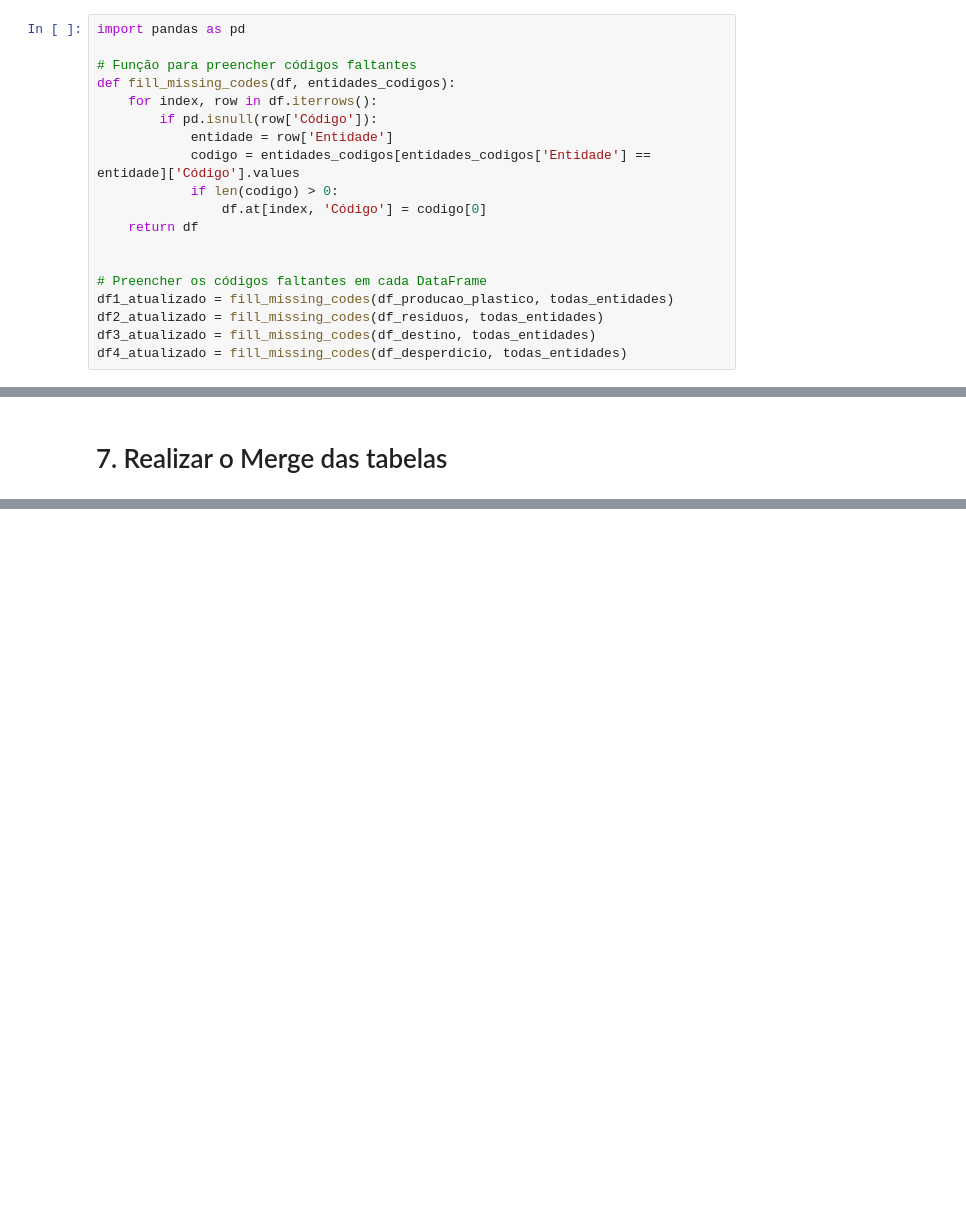
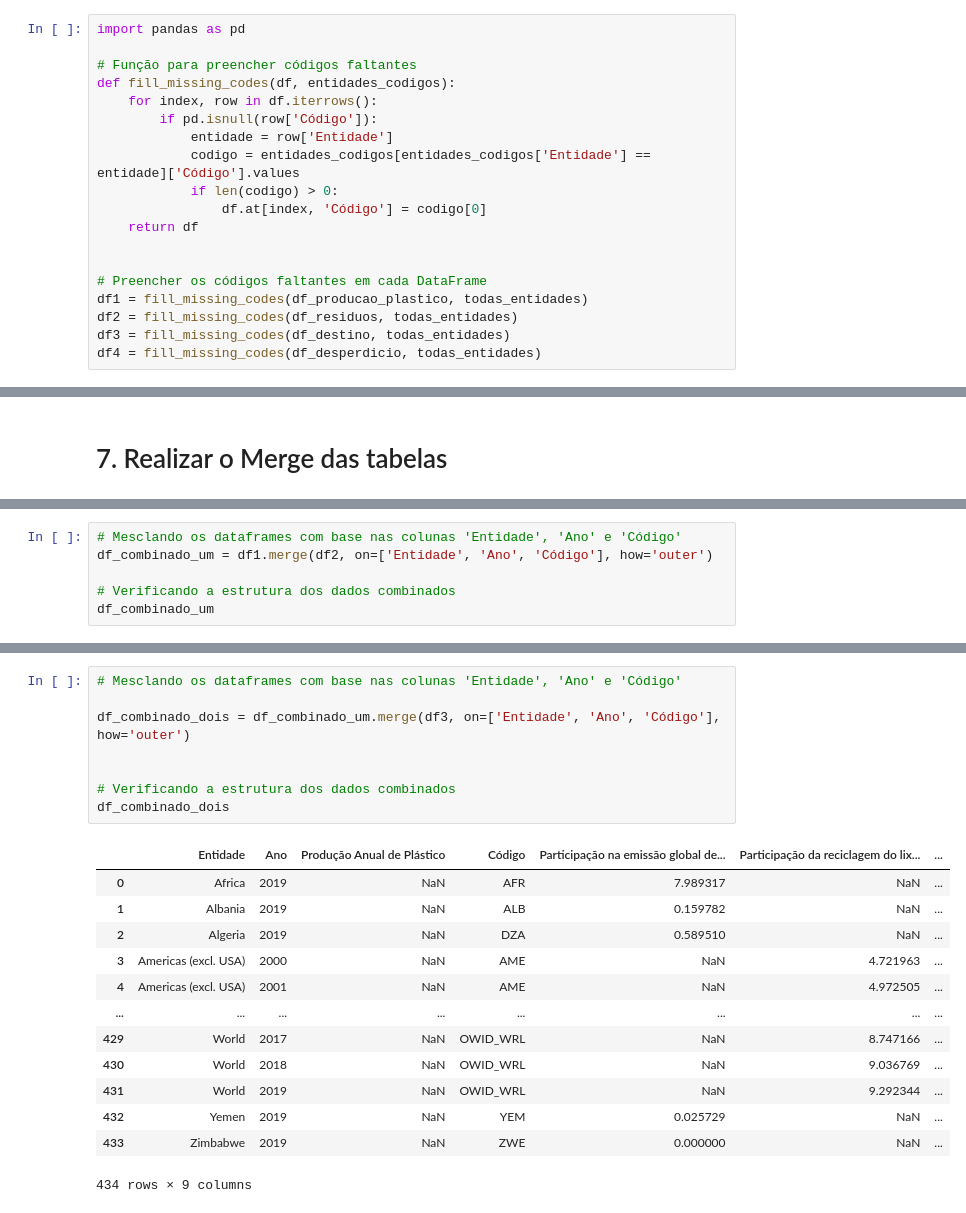
Before and after one commit to patinaomi/global-solutions, a Jupyter notebook: AI & Chatbot/producao_plastico.ipynb, the cells around one changed output, grey strips where cells are left out. Cells and saved outputs as stored; diff of their text form; blank space fills up the shorter version.

```diff
--- a/AI & Chatbot/producao_plastico.ipynb
+++ b/AI & Chatbot/producao_plastico.ipynb
@@ -839,10 +915,10 @@ def fill_missing_codes(df, entidades_codigos):
 
 
 # Preencher os códigos faltantes em cada DataFrame
-df1_atualizado = fill_missing_codes(df_producao_plastico, todas_entidades)
-df2_atualizado = fill_missing_codes(df_residuos, todas_entidades)
-df3_atualizado = fill_missing_codes(df_destino, todas_entidades)
-df4_atualizado = fill_missing_codes(df_desperdicio, todas_entidades)
+df1 = fill_missing_codes(df_producao_plastico, todas_entidades)
+df2 = fill_missing_codes(df_residuos, todas_entidades)
+df3 = fill_missing_codes(df_destino, todas_entidades)
+df4 = fill_missing_codes(df_desperdicio, todas_entidades)
 # %% [markdown]
 ### 6.4 Criar e preencher o Arquivo 5, pois ele nao tem a coluna Código
 # %%
@@ -1067,0 +1066,6 @@ df_combinado_quatro
+# %%
+# Mesclando os dataframes com base nas colunas 'Entidade', 'Ano' e 'Código'
+df_combinado_um = df1.merge(df2, on=['Entidade', 'Ano', 'Código'], how='outer')
+
+# Verificando a estrutura dos dados combinados
+df_combinado_um
@@ -1067,0 +1086,22 @@ df_combinado_quatro
+# %%
+# Mesclando os dataframes com base nas colunas 'Entidade', 'Ano' e 'Código'
+
+df_combinado_dois = df_combinado_um.merge(df3, on=['Entidade', 'Ano', 'Código'], how='outer')
+
+
+# Verificando a estrutura dos dados combinados
+df_combinado_dois
+# %% [output]
+|  | Entidade | Ano | Produção Anual de Plástico | Código | Participação na emissão global de... | Participação da reciclagem do lix... | ... |
+| 0 | Africa | 2019 | NaN | AFR | 7.989317 | NaN | ... |
+| 1 | Albania | 2019 | NaN | ALB | 0.159782 | NaN | ... |
+| 2 | Algeria | 2019 | NaN | DZA | 0.589510 | NaN | ... |
+| 3 | Americas (excl. USA) | 2000 | NaN | AME | NaN | 4.721963 | ... |
+| 4 | Americas (excl. USA) | 2001 | NaN | AME | NaN | 4.972505 | ... |
+| ... | ... | ... | ... | ... | ... | ... | ... |
+| 429 | World | 2017 | NaN | OWID_WRL | NaN | 8.747166 | ... |
+| 430 | World | 2018 | NaN | OWID_WRL | NaN | 9.036769 | ... |
+| 431 | World | 2019 | NaN | OWID_WRL | NaN | 9.292344 | ... |
+| 432 | Yemen | 2019 | NaN | YEM | 0.025729 | NaN | ... |
+| 433 | Zimbabwe | 2019 | NaN | ZWE | 0.000000 | NaN | ... |
+434 rows × 9 columns
```
Also changed, not shown: parts of 68 cells of this notebook.
